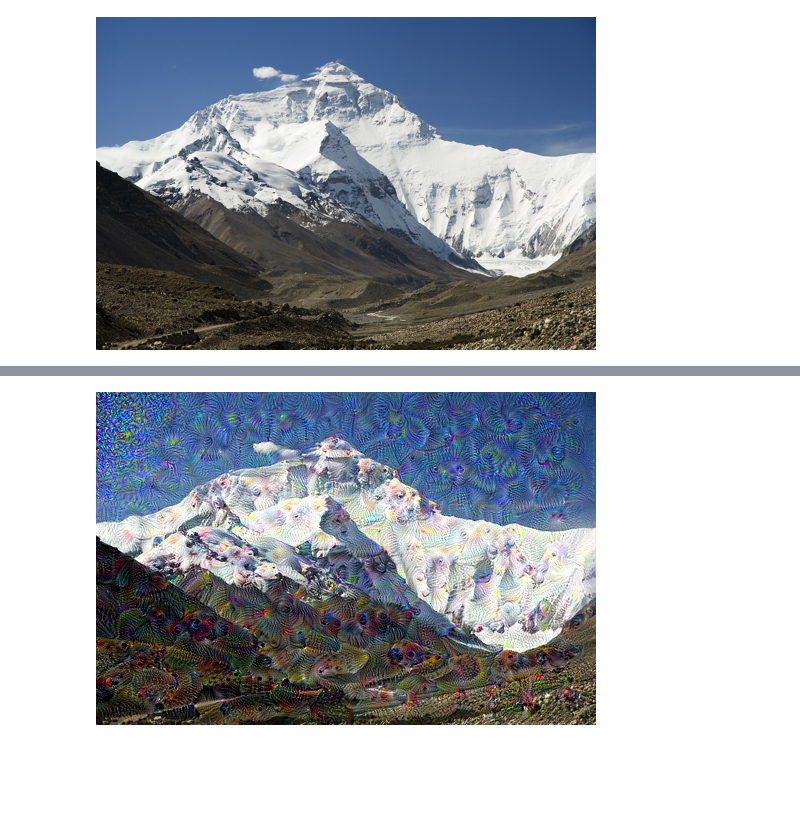
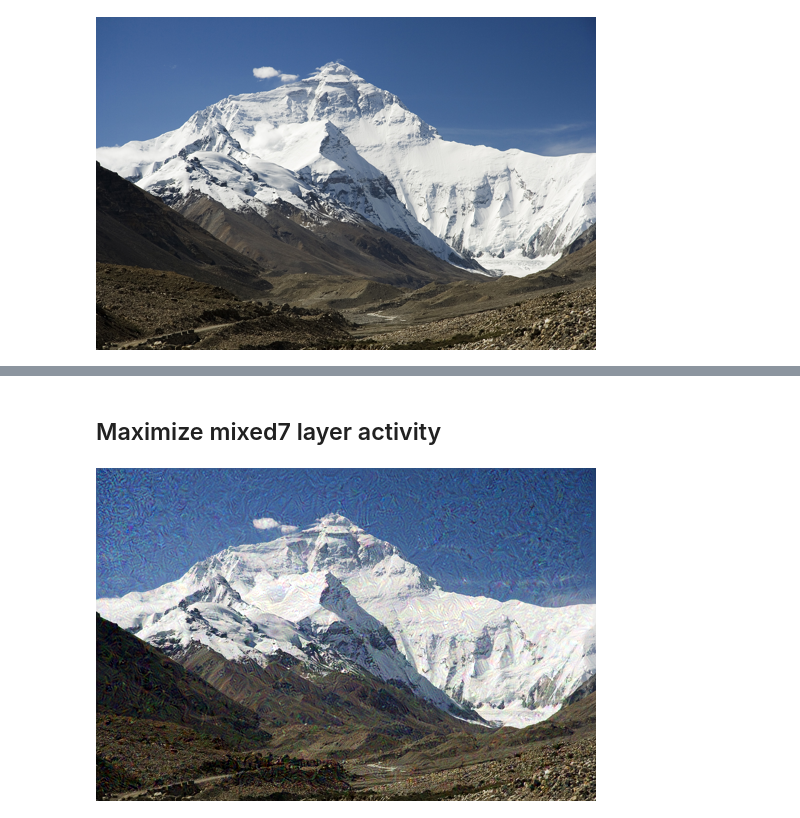
Before and after one commit to wangyichengsh/My-Deep-Learning-Playground, a Jupyter notebook: TensorFlow-PlayGround/Deep_Dream.ipynb, the cells around one changed output, grey strips where cells are left out. Saved outputs shown, nothing was run; the diff lists cells and outputs as text; code cells hidden in the pictures; blank space fills up the shorter version.

```diff
--- a/TensorFlow-PlayGround/Deep_Dream.ipynb
+++ b/TensorFlow-PlayGround/Deep_Dream.ipynb
@@ -50,44 +34,48 @@ ________________________________________________________________________________
+# %% [markdown]
+## Maximize mixed7 layer activity
 # %%
 # Maximize the activations of these layers
-names = ['mixed3', 'mixed5']
+names = ['mixed7']
 layers = [base_model.get_layer(name).output for name in names]
 
 # Create the feature extraction model
 dream_model = tf.keras.Model(inputs=base_model.input, outputs=layers)
 # %%
-step = 100
+step = 50
 step_size=0.01
-img_np = np.array(img)
-img_np = tf.keras.applications.inception_v3.preprocess_input(img_np)
-img_np = tf.convert_to_tensor(img_np)
 
 def cal_loss(img, model):
   img_batch = tf.expand_dims(img, axis=0)
   layer_activations = model(img_batch)
   if len(layer_activations) == 1:
     layer_activations = [layer_activations]
   losses = []
   for act in layer_activations:
     loss = tf.math.reduce_mean(act)
     losses.append(loss)
 
   return  tf.reduce_sum(losses)
 
 # Normalize an image
 def deprocess(img):
   img = 255*(img + 1.0)/2.0
   return tf.cast(img, tf.uint8)
+def deep_dream(img, step, step_size):
+  img_np = np.array(img)
+  img_np = tf.keras.applications.inception_v3.preprocess_input(img_np)
+  img_np = tf.convert_to_tensor(img_np)
+  for i in range(step):
+    with tf.GradientTape() as tape:
+      tape.watch(img_np)
+      loss = cal_loss(img_np, dream_model)
+    gradients = tape.gradient(loss, img_np)
+    gradients /= tf.math.reduce_std(gradients) + 1e-8
+    img_np = img_np + gradients*step_size
+    img_np = tf.clip_by_value(img_np, -1, 1)
 
-for i in range(step):
-  with tf.GradientTape() as tape:
-    tape.watch(img_np)
-    loss = cal_loss(img_np, dream_model)
-  gradients = tape.gradient(loss, img_np)
-  gradients /= tf.math.reduce_std(gradients) + 1e-8
-  img_np = img_np + gradients*step_size
-  img_np = tf.clip_by_value(img_np, -1, 1)
+  result = deprocess(img_np.numpy())
+  return PIL.Image.fromarray(np.array(result))
 
-result = deprocess(img_np.numpy())
-PIL.Image.fromarray(np.array(result))
+deep_dream(img, step, step_size)
 # %% [output]
-[figure, old version]
+[figure, new version]
```
Also changed, not shown: parts of 6 cells of this notebook.
